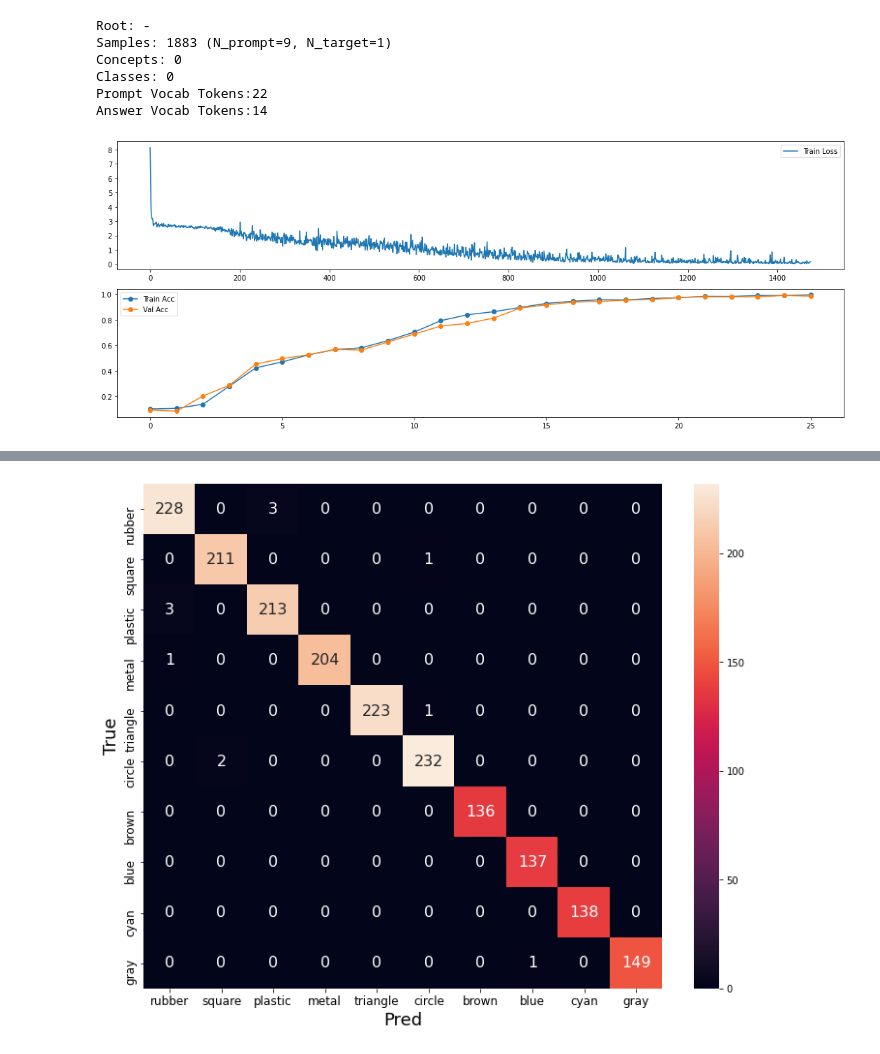
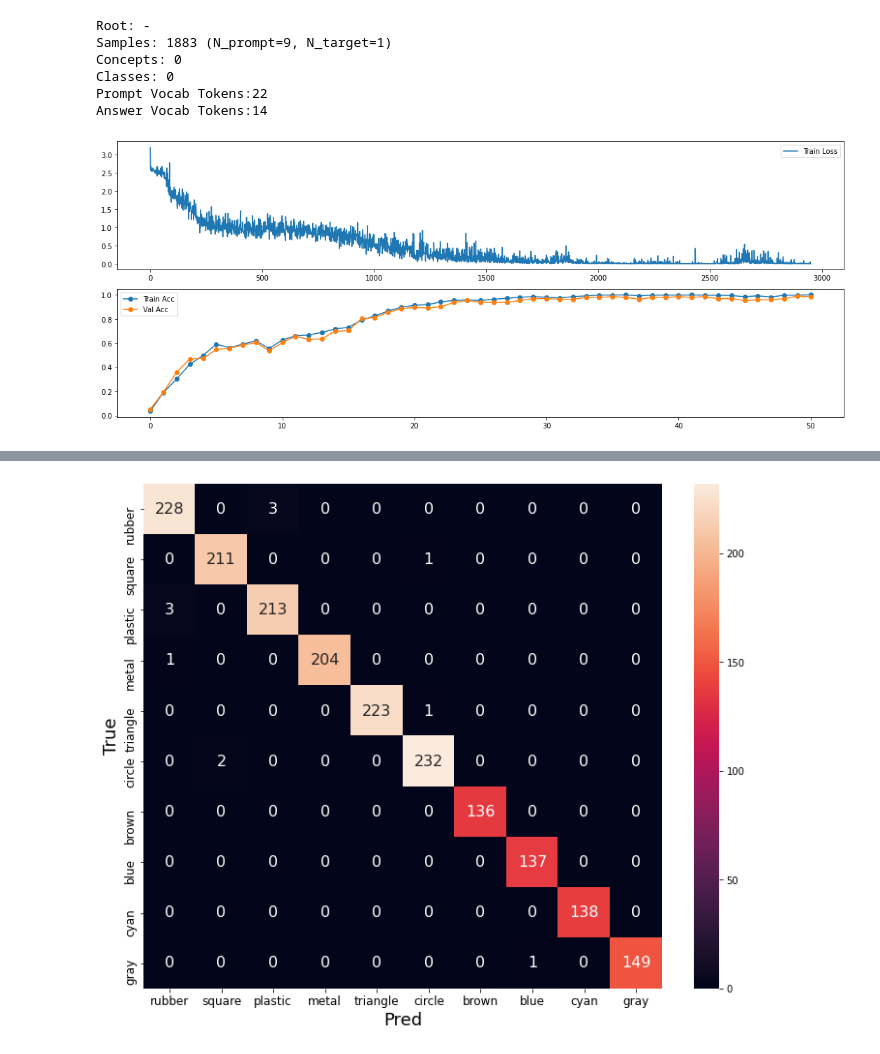
Before and after one commit to urisherman/curriculum_vqa, a Jupyter notebook: notebooks/parent_model_dev.ipynb, the cells around one changed output, grey strips where cells are left out. Drawn from its saved outputs; the diff is of its cells as text; code cells hidden in the pictures.

Commit message:
parent works e2e

```diff
--- a/notebooks/parent_model_dev.ipynb
+++ b/notebooks/parent_model_dev.ipynb
@@ -44,7 +44,7 @@ Classes: 0
 Prompt Vocab Tokens:22
 Answer Vocab Tokens:14
 # %%
-trainer = trainers.VQATrainer()
+trainer = trainers.VQATrainer(log_dir='runs')
 
 def train_model(model, lr=1e-4, epochs=10, batch_size=32):
 
@@ -133,8 +138,8 @@ import numpy as np
 from cvqa.model_dev.programs import ProgramSpec, Seq2ConstTreeModel, TransformerSeederModel, Seq2VecsLSTM
 
 def build_parent_model(prompt_vocab, answer_vocab):
-#     model_a = answer_model.AnswerModule(parent.parse_dims_dict(args), answer_vocab)
-#     model_f1 = f1_model.F1ModuleSimple(args)
+    model_a = answer_model.AnswerModule(parent.parse_dims_dict(args), answer_vocab)
+    model_f1 = f1_model.F1ModuleSimple(args)
 
     program_spec = ProgramSpec({
         'A': model_a,
@@ -147,23 +152,23 @@ def build_parent_model(prompt_vocab, answer_vocab):
 #     })
 #     seq2tree = Seq2ConstTreeModel(program_spec.vocab, 'M ( M )')
 
-    seeder_model = TransformerSeederModel(prompt_vocab, program_spec.vocab, args)
+#     seeder_model = TransformerSeederModel(prompt_vocab, program_spec.vocab, args)
 
-#     seeder_args = Seq2VecsLSTM.args(prompt_vocab, program_spec.vocab)
-#     seeder_args['d_target'] = args['d_w']
-#     seeder_model = Seq2VecsLSTM(seeder_args)
+    seeder_args = Seq2VecsLSTM.args(prompt_vocab, program_spec.vocab)
+    seeder_args['d_target'] = args['d_w']
+    seeder_model = Seq2VecsLSTM(seeder_args)
 
-    context_model = model_ctx # parent.ContextModel(args, answer_vocab)
+    context_model = parent.ContextModel(args, answer_vocab)
+#     context_model = model_ctx
 
     return parent.MyModel(seq2tree, seeder_model, program_spec, context_model)
 # %%
 seed = 1
 np.random.seed(seed)
 torch.manual_seed(seed)
 
-
 model = build_parent_model(ds_train.vocab, ds_train.ans_vocab)
-train_metrics = train_model(model, lr=.3e-3, epochs=25, batch_size=32)
+train_metrics = train_model(model, lr=2e-3, epochs=50, batch_size=32)
 viz.plot_training(**train_metrics)
 # %% [output]
-[figure, old version]
+[figure, new version]
```
Also changed, not shown: parts of 5 cells of this notebook, 5 other files.
